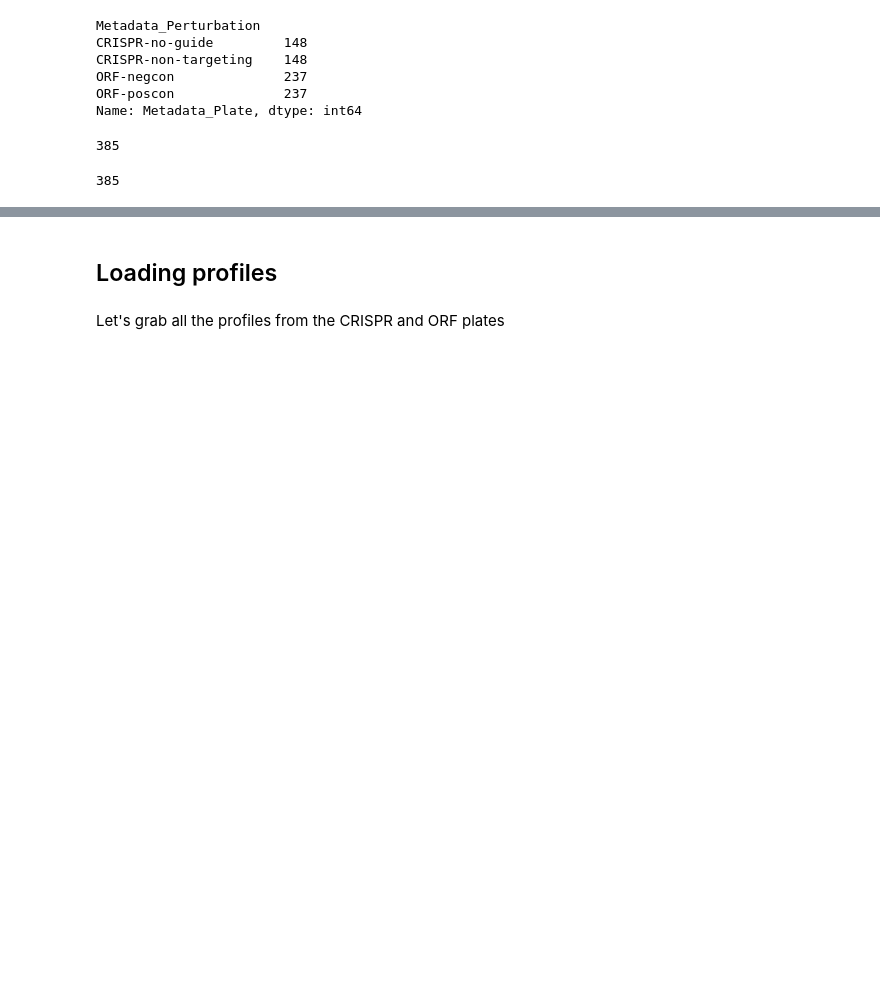
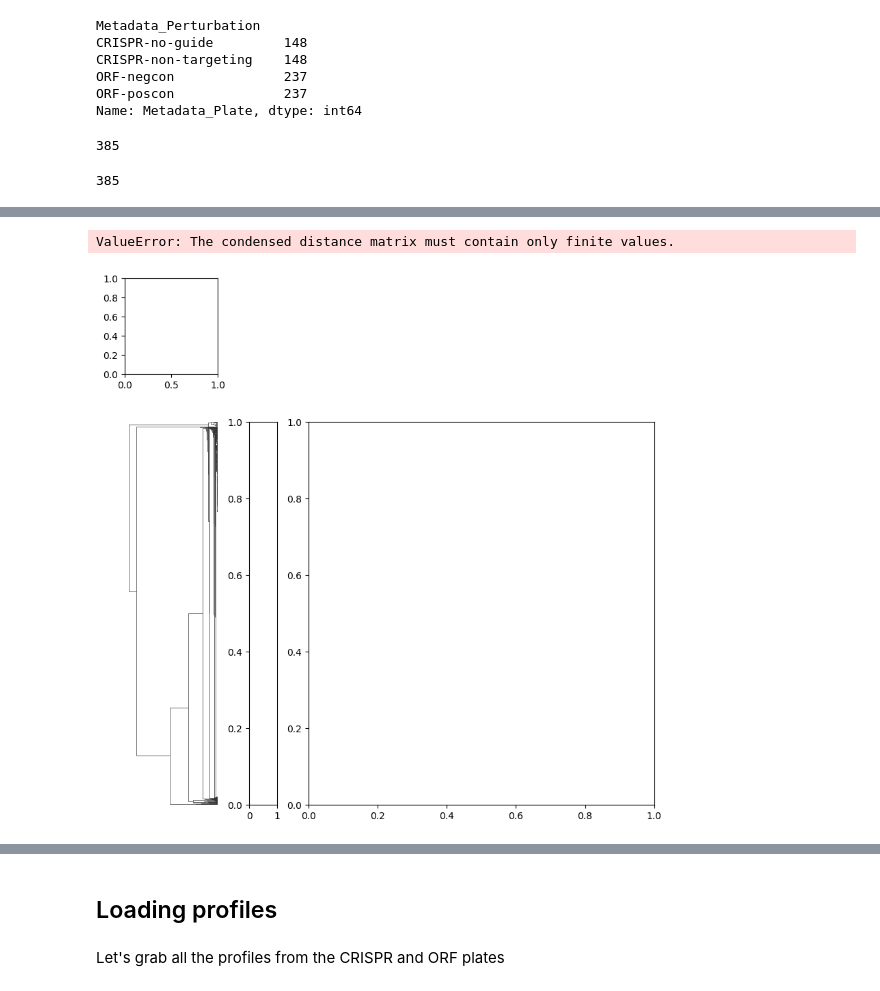
Before and after one commit to Craven-Biostat-Lab/morphology-prediction, a Jupyter notebook: data-loading.ipynb, the cells around one changed output, grey strips where cells are left out. Cells and saved outputs as stored; diff of their text form; code cells hidden in the pictures; blank space fills up the shorter version.

```diff
--- a/data-loading.ipynb
+++ b/data-loading.ipynb
@@ -177,0 +332,8 @@ len(wells[wells.Metadata_JCP2022.isin(gene_meta.Metadata_JCP2022)].Metadata_Plat
+# %%
+perturbation_color_mapping = dict(zip(annotated_profiles.Metadata_Perturbation.unique(), sns.color_palette()))
+plate_color_mapping = dict(zip(annotated_profiles.Metadata_Plate.unique(), sns.color_palette()))
+#batch_color_mapping = dict(zip(annotated_profiles.Metadata_Batch.unique(), sns.color_palette()))
+
+profile_annotation = annotated_profiles[['Metadata_Perturbation', 'Metadata_Plate']]
+profile_annotation['Metadata_Perturbation'] = profile_annotation.Metadata_Perturbation.map(perturbation_color_mapping)
+profile_annotation['Metadata_Plate'] = profile_annotation.Metadata_Plate.map(plate_color_mapping)
@@ -177,0 +351,14 @@ len(wells[wells.Metadata_JCP2022.isin(gene_meta.Metadata_JCP2022)].Metadata_Plat
+# %%
+from scipy.cluster.hierarchy import linkage, dendrogram
+
+linkage_data = linkage(annotated_profiles[feature_cols], method='single', metric='correlation')
+# %%
+sns.clustermap(
+    annotated_profiles[feature_cols],
+    row_colors=profile_annotation[['Metadata_Perturbation', 'Metadata_Plate']],
+    row_linkage=linkage_data,
+    standard_scale=1
+)
+# %% [output]
+ValueError: The condensed distance matrix must contain only finite values.
+[figure, added]
```
Also changed, not shown: parts of 25 cells of this notebook, 2 other files.
